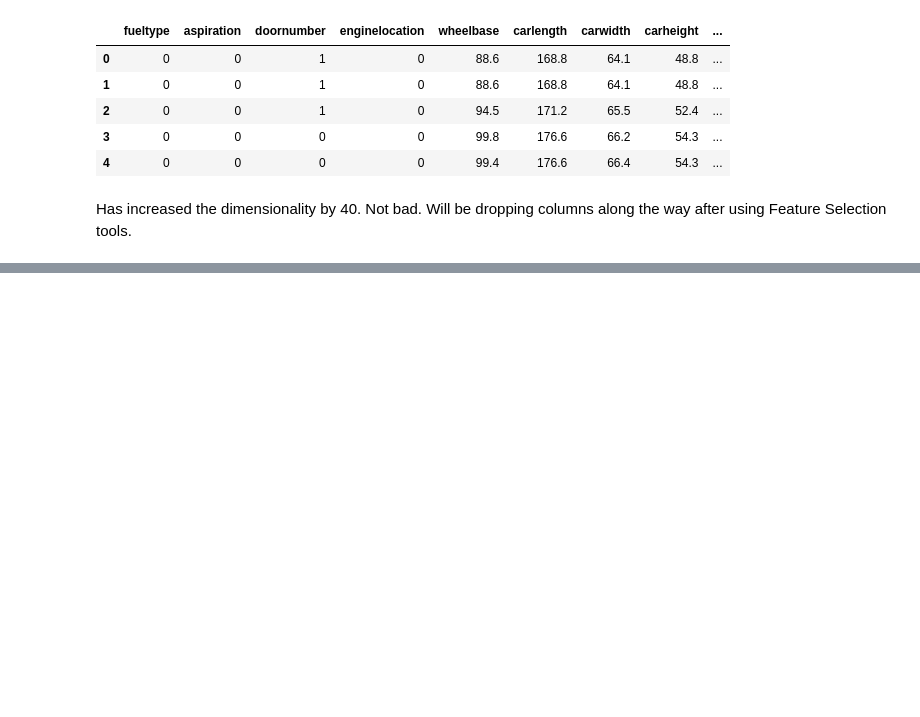
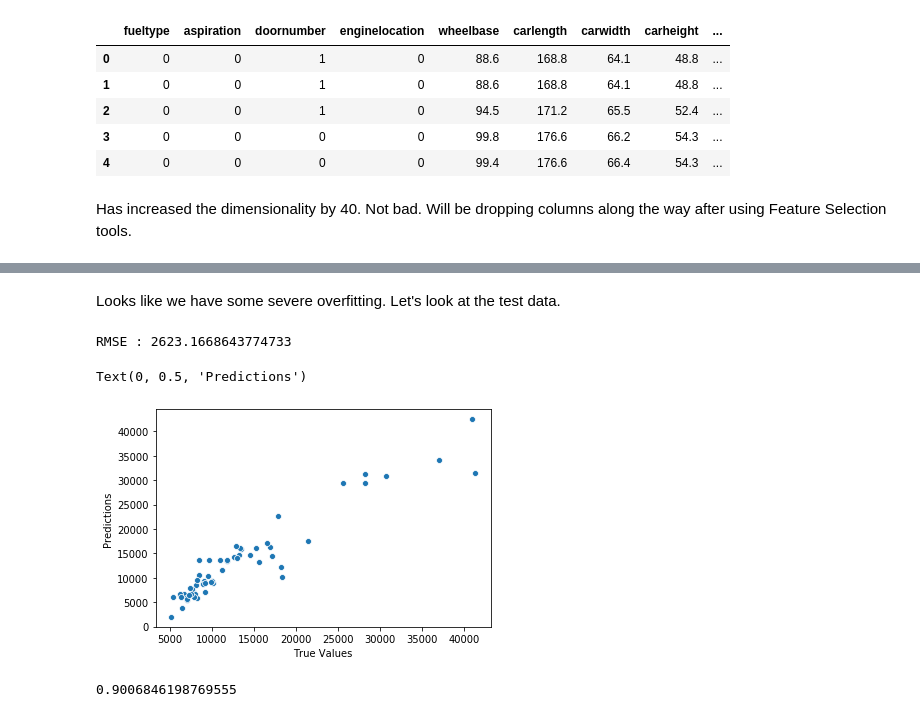
Before and after one commit to daveajstearns/cars, a Jupyter notebook: cars_project.ipynb, the cells around one changed output, grey strips where cells are left out. Cells and saved outputs as stored; diff of their text form; code cells hidden in the pictures; blank space fills up the shorter version.

```diff
--- a/cars_project.ipynb
+++ b/cars_project.ipynb
@@ -294,0 +328,20 @@ Has increased the dimensionality by 40. Not bad. Will be dropping columns along
+# %% [markdown]
+Looks like we have some severe overfitting. Let's look at the test data.
+# %%
+# Making a prediction using the test data
+y_pred = lr.predict(X_test)
+mse = mean_squared_error(y_test, y_pred)
+rmse = np.sqrt(mse)
+print('RMSE :', rmse)
+sns.scatterplot(y_test, y_pred)
+plt.xlabel('True Values')
+plt.ylabel('Predictions')
+# %% [output]
+RMSE : 2623.1668643774733
+Text(0, 0.5, 'Predictions')
+[figure, added]
+# %%
+# R^2 of the test data
+lr.score(X_test,y_test)
+# %% [output]
+0.9006846198769555
```
Also changed, not shown: parts of 17 cells of this notebook.
